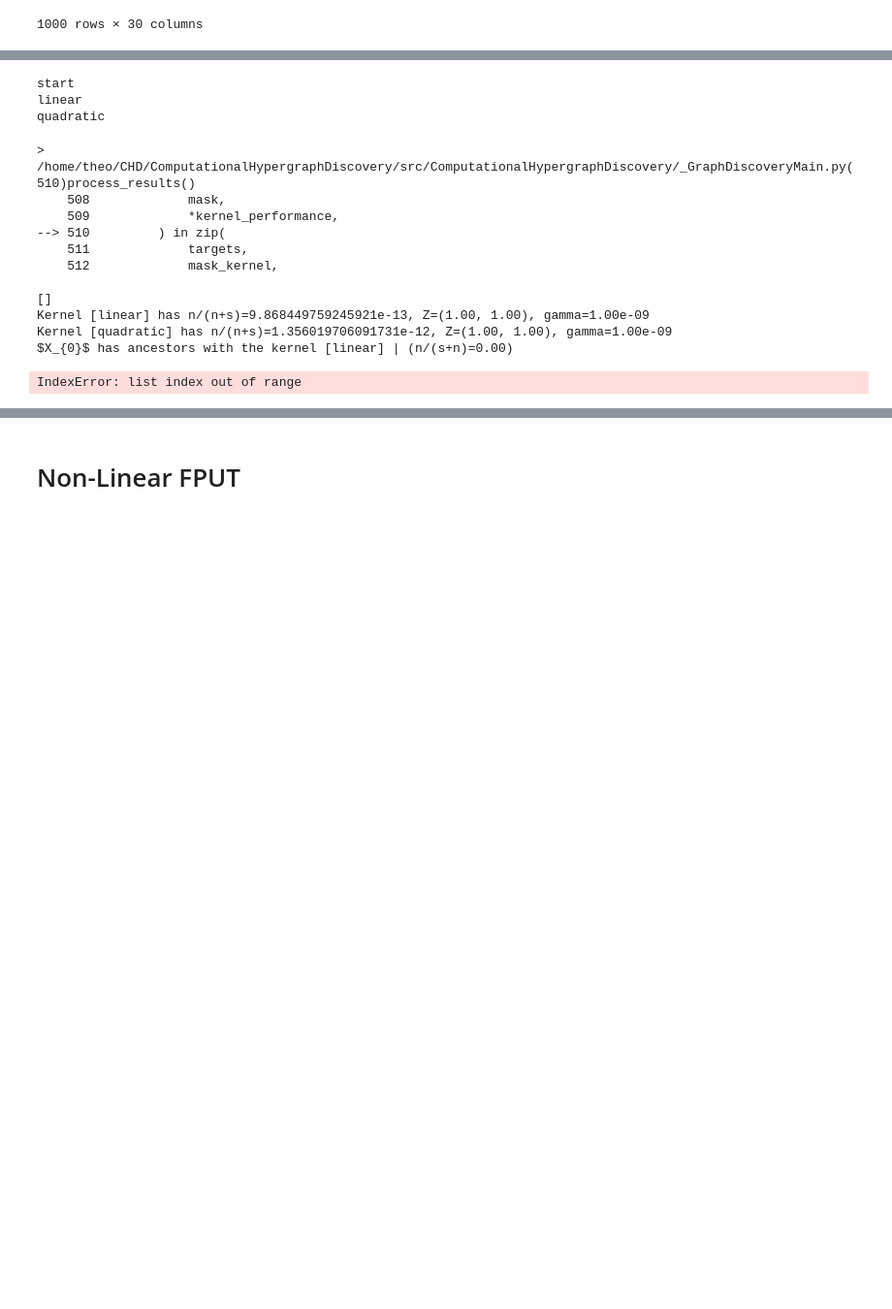
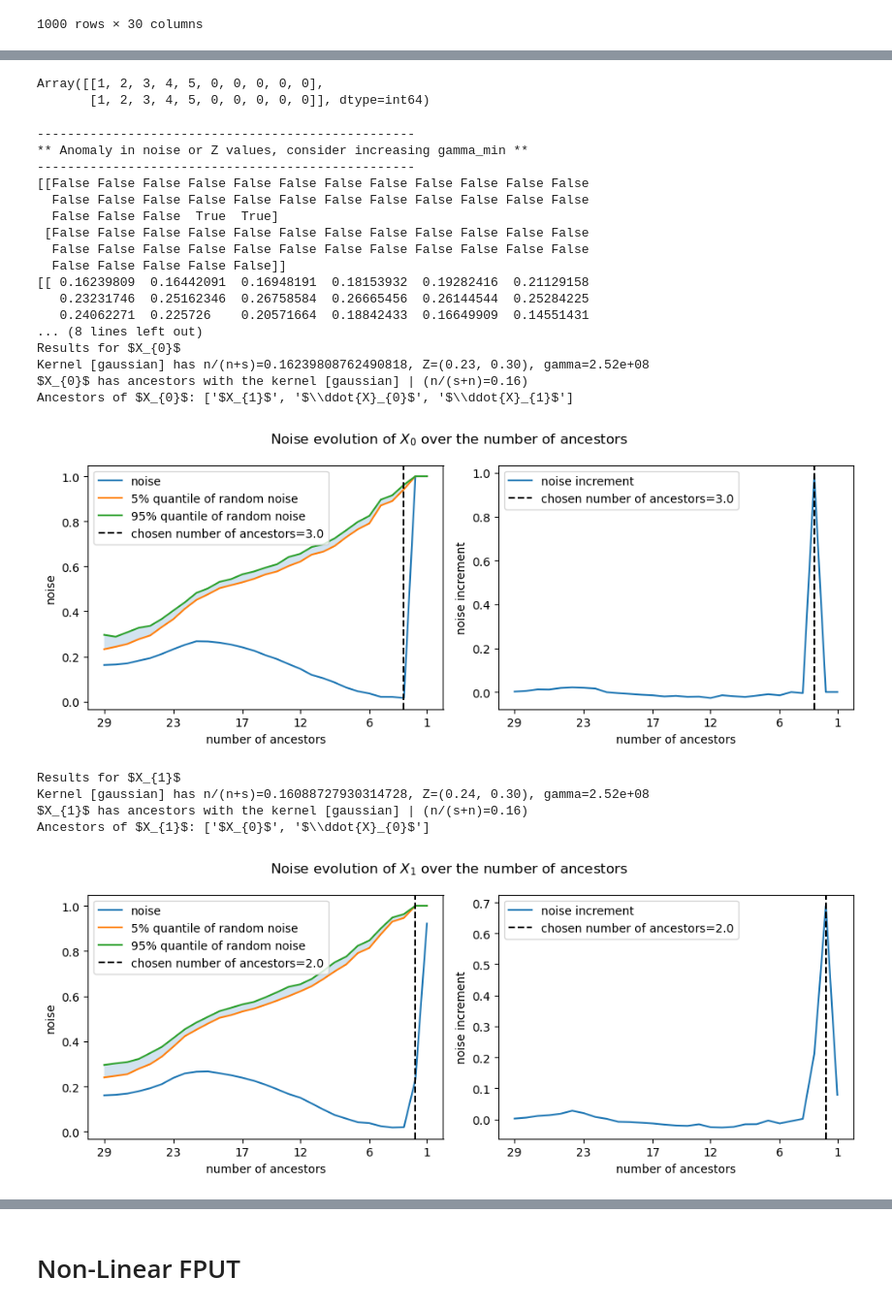
Before and after one commit to TheoBourdais/ComputationalHypergraphDiscovery, a Jupyter notebook: FPUT_graph_discovery.ipynb, the cells around one changed output, grey strips where cells are left out. Shown at 97% size. Drawn from its saved outputs; the diff is of its cells as text; code cells hidden in the pictures; blank space fills up the shorter version.

```diff
--- a/FPUT_graph_discovery.ipynb
+++ b/FPUT_graph_discovery.ipynb
@@ -37,4 +45,4 @@ df
 1000 rows × 30 columns
 # %%
 
-graph_discovery=CHD.GraphDiscovery.from_dataframe(df,normalize=True,kernels=[CHD.Modes.LinearMode(),CHD.Modes.QuadraticMode()])
+graph_discovery=CHD.GraphDiscovery.from_dataframe(df,normalize=True,kernels=[CHD.Modes.GaussianMode(l=1)])
@@ -73,20 +49,37 @@ Free memory: 32174.38 MiB
+# %%
+arr=jax.numpy.array([[1,2,3,4,5,6,7,8,9,10]]*2)
+#find the first index that is above 4 for each axis
+index = jax.numpy.argmax(arr>4,axis=1,keepdims=True)
+#replace all values or arr with 0 after the index
+jax.numpy.where(jax.numpy.arange(10)[None,:]>index,0,arr)
+# %% [output]
+Array([[1, 2, 3, 4, 5, 0, 0, 0, 0, 0],
+       [1, 2, 3, 4, 5, 0, 0, 0, 0, 0]], dtype=int64)
 # %%
-graph_discovery.fit()
+graph_discovery.fit(['$X_{0}$','$X_{1}$'])
 # %% [output]
-start
-linear
-quadratic
+--------------------------------------------------
+** Anomaly in noise or Z values, consider increasing gamma_min **
+--------------------------------------------------
+[[False False False False False False False False False False False False
+  False False False False False False False False False False False False
+  False False False  True  True]
+ [False False False False False False False False False False False False
+  False False False False False False False False False False False False
+  False False False False False]]
+[[ 0.16239809  0.16442091  0.16948191  0.18153932  0.19282416  0.21129158
+   0.23231746  0.25162346  0.26758584  0.26665456  0.26144544  0.25284225
+   0.24062271  0.225726    0.20571664  0.18842433  0.16649909  0.14551431
+... (8 lines left out)
+Results for $X_{0}$
+Kernel [gaussian] has n/(n+s)=0.16239808762490818, Z=(0.23, 0.30), gamma=2.52e+08
+$X_{0}$ has ancestors with the kernel [gaussian] | (n/(s+n)=0.16)
+Ancestors of $X_{0}$: ['$X_{1}$', '$\\ddot{X}_{0}$', '$\\ddot{X}_{1}$']
+[figure, added]
-> /home/theo/CHD/ComputationalHypergraphDiscovery/src/ComputationalHypergraphDiscovery/_GraphDiscoveryMain.py(510)process_results()
-    508             mask,
-    509             *kernel_performance,
---> 510         ) in zip(
-    511             targets,
-    512             mask_kernel,
-
-[]
-Kernel [linear] has n/(n+s)=9.868449759245921e-13, Z=(1.00, 1.00), gamma=1.00e-09
-Kernel [quadratic] has n/(n+s)=1.356019706091731e-12, Z=(1.00, 1.00), gamma=1.00e-09
-$X_{0}$ has ancestors with the kernel [linear] | (n/(s+n)=0.00)
+Results for $X_{1}$
+Kernel [gaussian] has n/(n+s)=0.16088727930314728, Z=(0.24, 0.30), gamma=2.52e+08
+$X_{1}$ has ancestors with the kernel [gaussian] | (n/(s+n)=0.16)
+Ancestors of $X_{1}$: ['$X_{0}$', '$\\ddot{X}_{0}$']
-IndexError: list index out of range
+[figure, added]
 # %%
 graph_discovery.plot_graph(type_label=False)
```
Also changed, not shown: parts of 12 cells of this notebook, 4 other files.
